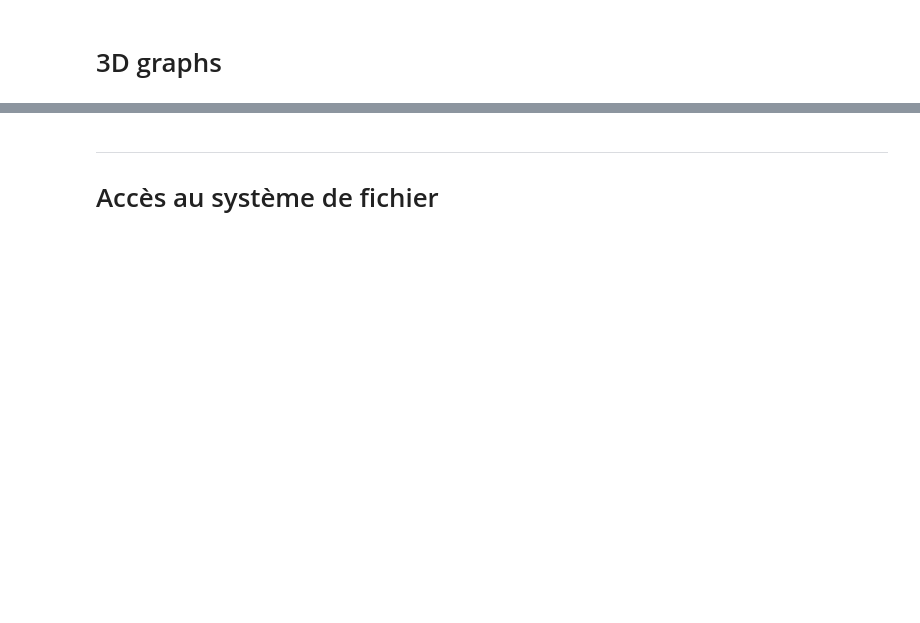
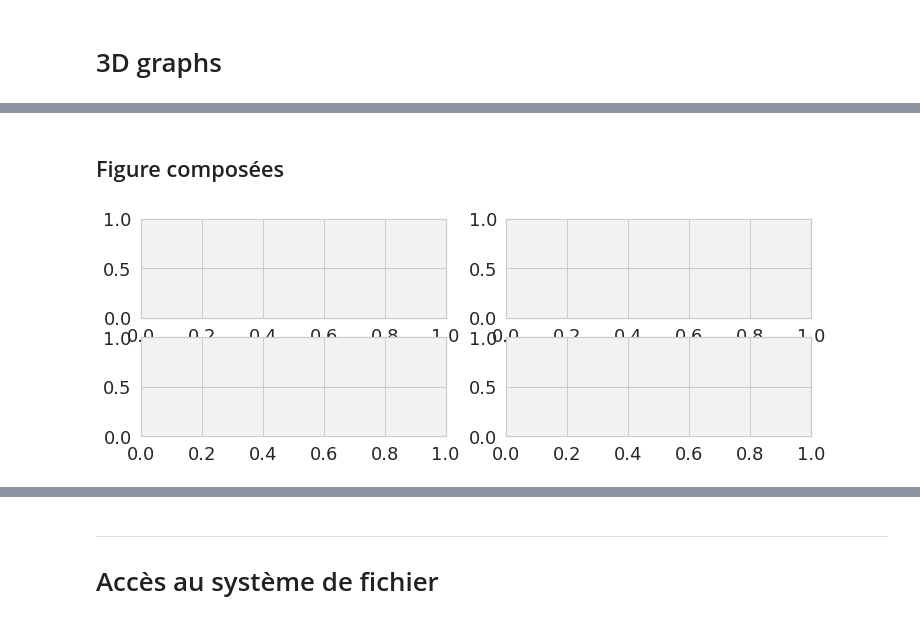
Before and after one commit to styvesg/PHQ1026_techniques_avancees, a Jupyter notebook: Introduction.ipynb, the cells around one changed output, grey strips where cells are left out. Drawn from its saved outputs; the diff is of its cells as text; code cells hidden in the pictures; blank space fills up the shorter version.

```diff
--- a/Introduction.ipynb
+++ b/Introduction.ipynb
@@ -578,0 +622,8 @@ Text(0.5, 0, '$A_2$')
+# %% [markdown]
+## Figure composées
+# %%
+fig=plt.figure(figsize=(12,4))
+for i in range(4):
+    plt.subplot(2,2,i+1)
+# %% [output]
+[figure, added]
```
Also changed, not shown: parts of 64 cells of this notebook.
